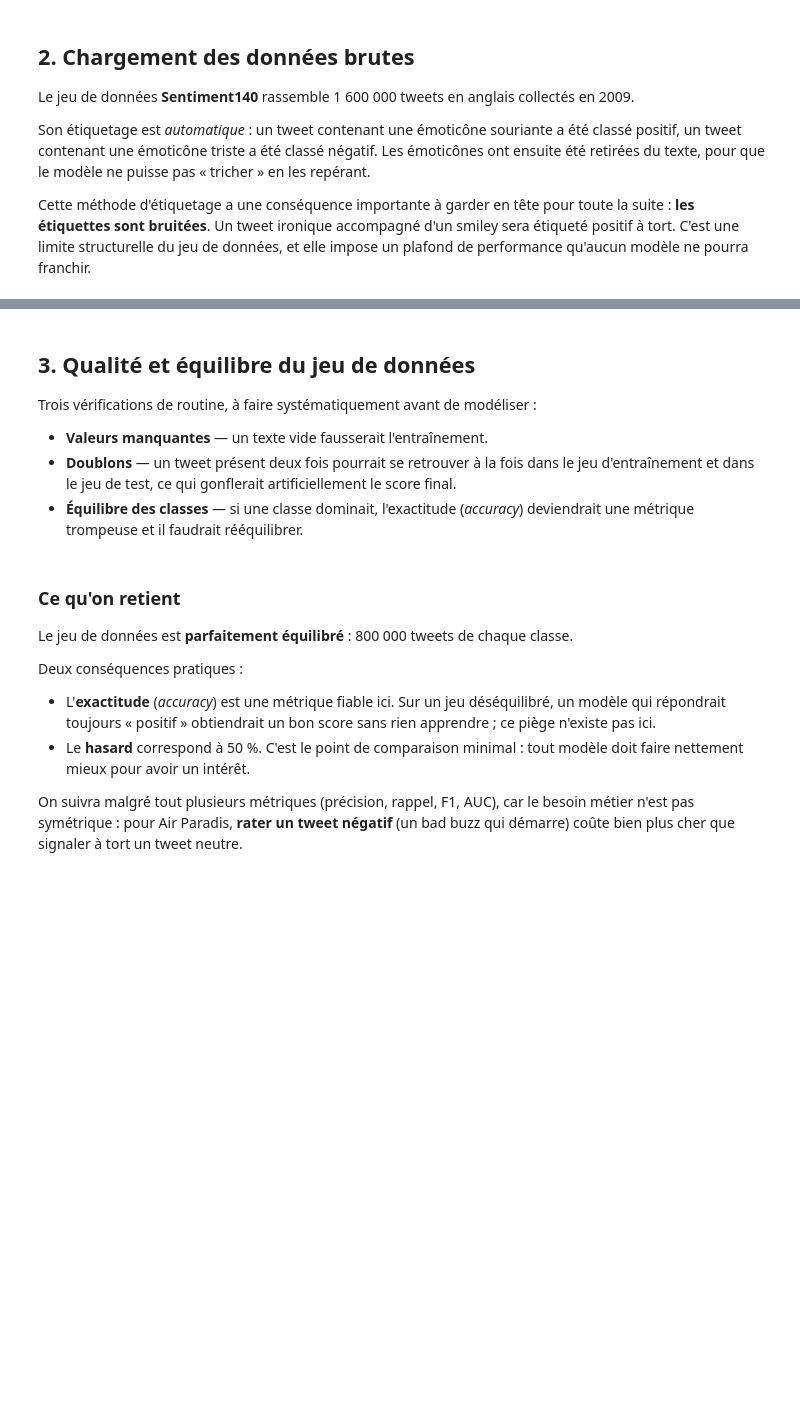
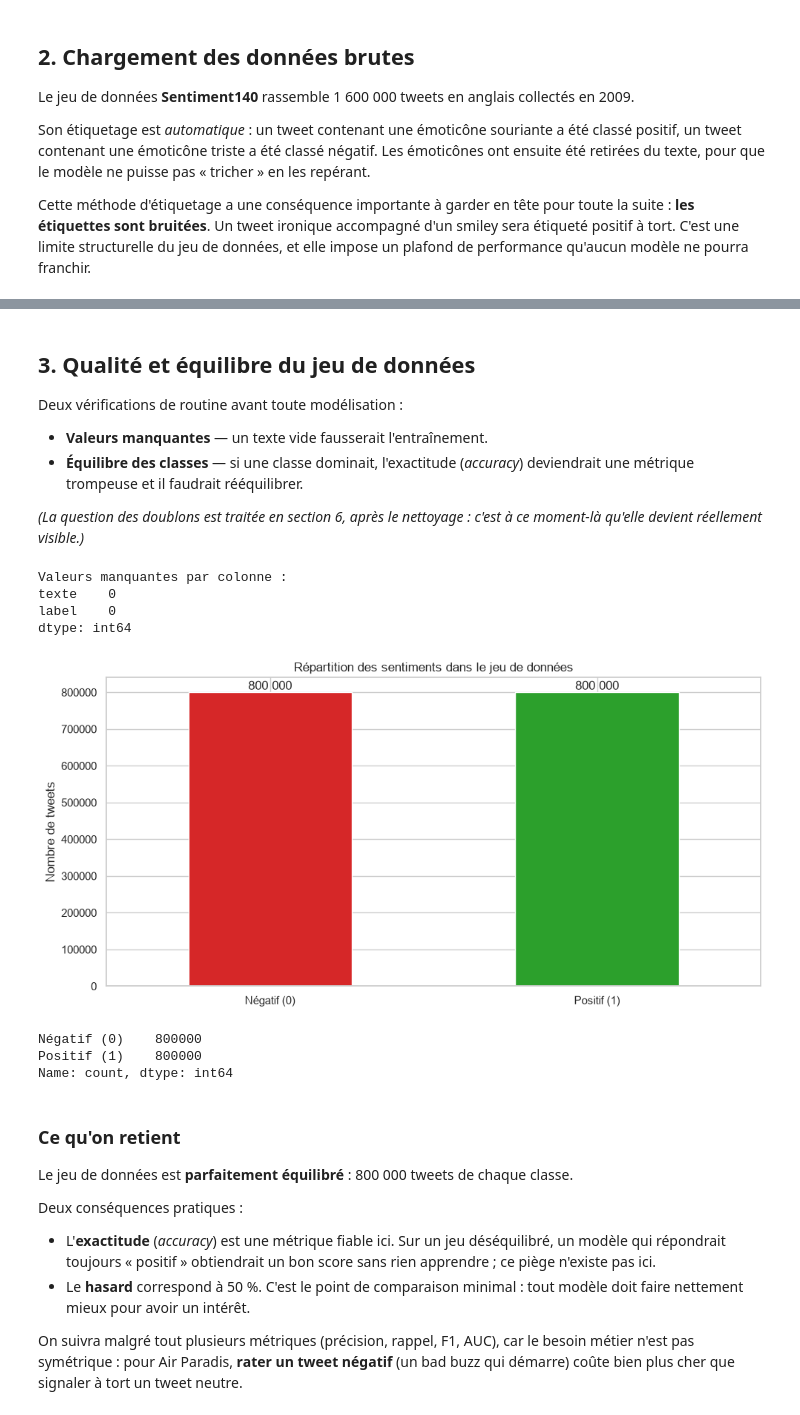
Before and after one commit to Dimitriwts/projet7-analyse-sentiments, a Jupyter notebook: notebooks/01_exploration_donnees.ipynb, the cells around one changed output, grey strips where cells are left out. Drawn from its saved outputs; the diff is of its cells as text; code cells hidden in the pictures; blank space fills up the shorter version.

```diff
--- a/notebooks/01_exploration_donnees.ipynb
+++ b/notebooks/01_exploration_donnees.ipynb
@@ -81,10 +104,11 @@ donnees_brutes.head(10)
 # %% [markdown]
 ## 3. Qualité et équilibre du jeu de données
 
-Trois vérifications de routine, à faire systématiquement avant de modéliser :
+Deux vérifications de routine avant toute modélisation :
 
 - **Valeurs manquantes** — un texte vide fausserait l'entraînement.
-- **Doublons** — un tweet présent deux fois pourrait se retrouver à la fois dans le jeu
-  d'entraînement et dans le jeu de test, ce qui gonflerait artificiellement le score final.
 - **Équilibre des classes** — si une classe dominait, l'exactitude (*accuracy*) deviendrait
   une métrique trompeuse et il faudrait rééquilibrer.
+
+*(La question des doublons est traitée en section 6, après le nettoyage : c'est à ce
+moment-là qu'elle devient réellement visible.)*
@@ -98,19 +115,32 @@ print(f"Soit {100 * nombre_doublons / len(donnees_brutes):.2f} % du jeu de donn
+# %%
+print("Valeurs manquantes par colonne :")
+print(donnees_brutes.isna().sum())
+# %% [output]
+Valeurs manquantes par colonne :
+texte    0
+label    0
+dtype: int64
 # %%
 repartition = donnees_brutes["label"].value_counts().sort_index()
 repartition.index = ["Négatif (0)", "Positif (1)"]
 
 axe = repartition.plot(kind="bar", color=["#d62728", "#2ca02c"], rot=0)
 axe.set_title("Répartition des sentiments dans le jeu de données")
 axe.set_ylabel("Nombre de tweets")
 
 # Afficher la valeur exacte au-dessus de chaque barre.
 for index, valeur in enumerate(repartition):
-    axe.text(index, valeur, f"{valeur:,}".replace(",", " "), ha="center", va="bottom")
+    axe.text(index, valeur, formater_nombre(valeur), ha="center", va="bottom")
 
 plt.tight_layout()
 plt.show()
 
 print(repartition)
+# %% [output]
+[figure, added]
+Négatif (0)    800000
+Positif (1)    800000
+Name: count, dtype: int64
 # %% [markdown]
 ### Ce qu'on retient
 
```
Also changed, not shown: parts of 30 cells of this notebook, 3 other files.
